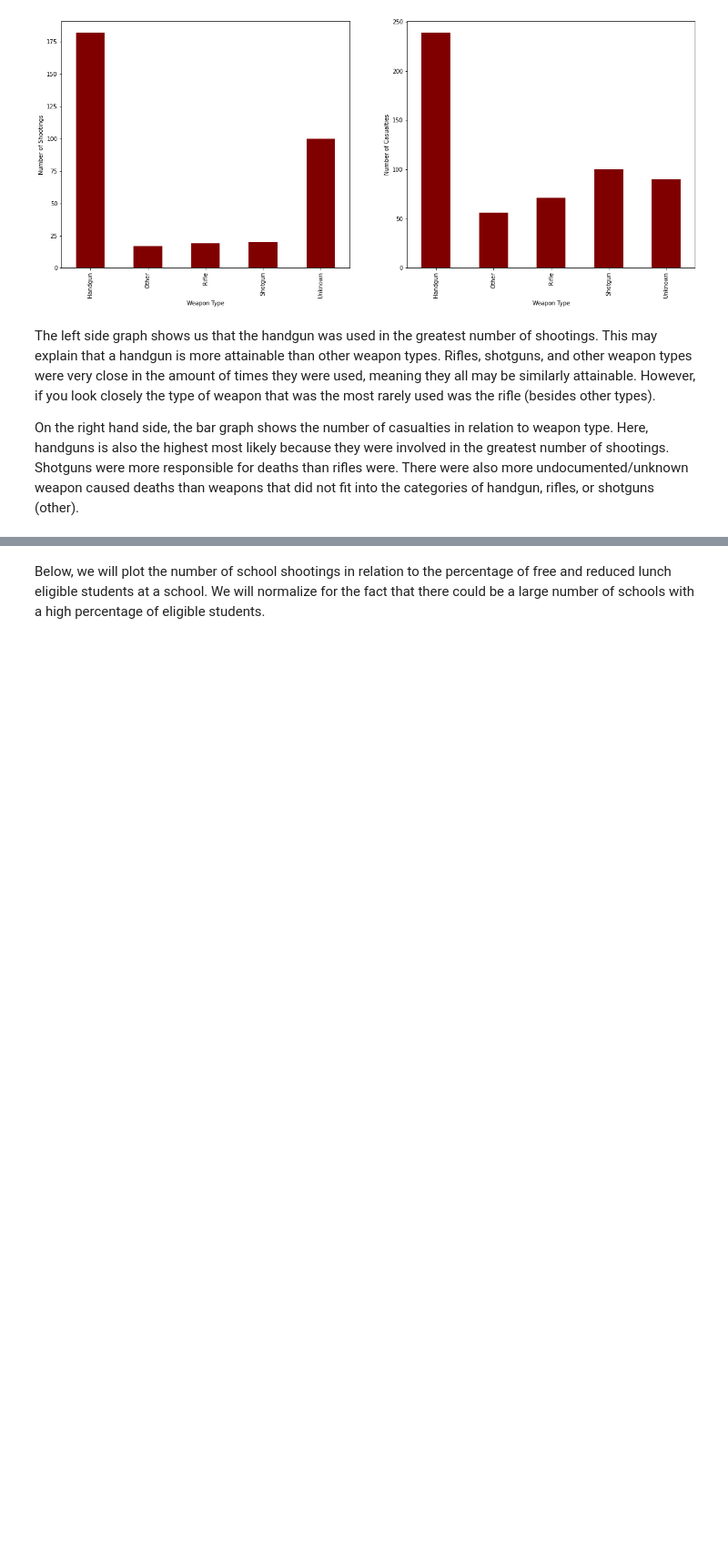
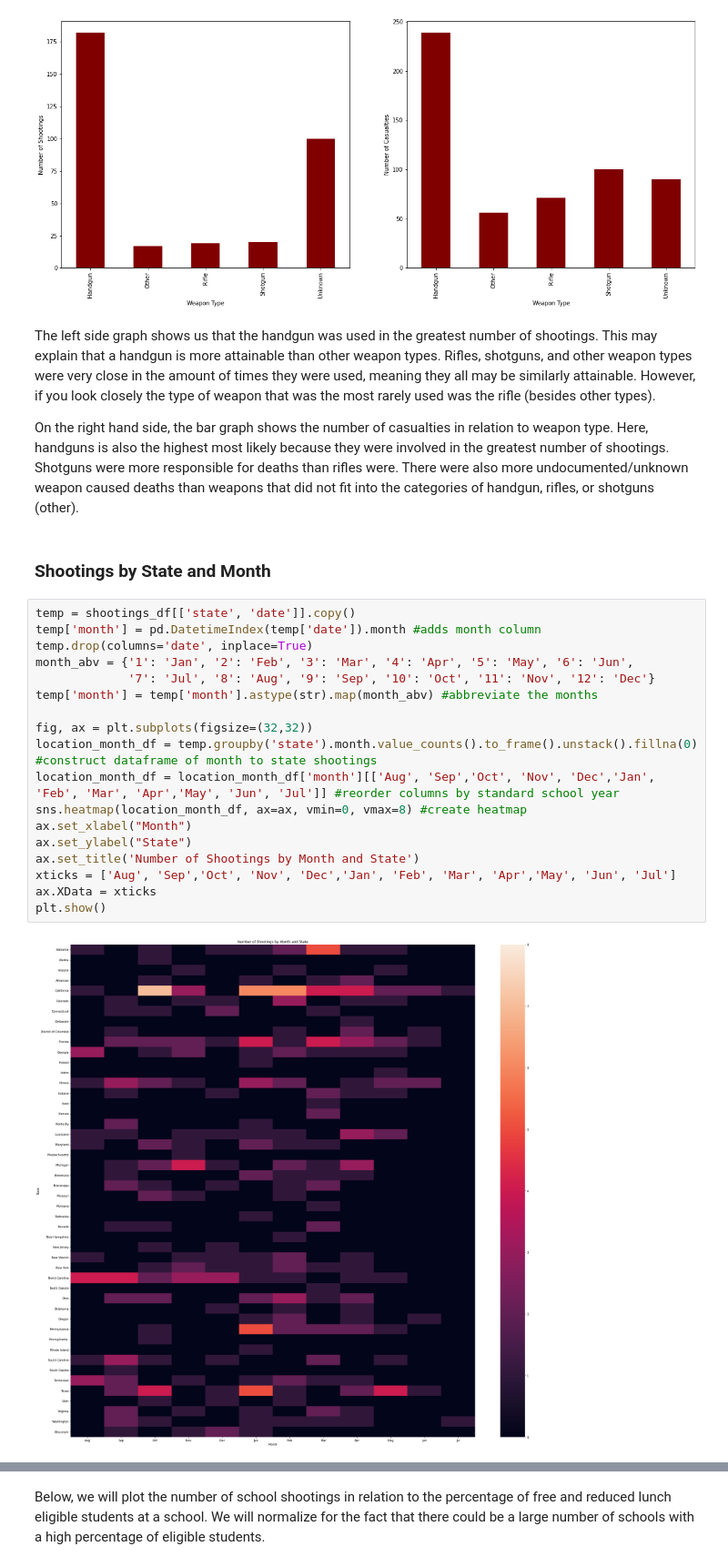
Before and after one commit to KaylaFortson/KaylaFortson.github.io, a Jupyter notebook: notebooks/Milestone_2.ipynb, the cells around one changed output, grey strips where cells are left out. Shown: that part at 91% size. Saved outputs shown, nothing was run; the diff lists cells and outputs as text; blank space fills up the shorter version.

```diff
--- a/notebooks/Milestone_2.ipynb
+++ b/notebooks/Milestone_2.ipynb
@@ -338,3 +340,25 @@ weapons.groupby("weapon").sum().plot.bar(ylabel="Number of Casualties", xlabel="
 The left side graph shows us that the handgun was used in the greatest number of shootings. This may explain that a handgun is more attainable than other weapon types. Rifles, shotguns, and other weapon types were very close in the amount of times they were used, meaning they all may be similarly attainable. However, if you look closely the type of weapon that was the most rarely used was the rifle (besides other types).
 
 On the right hand side, the bar graph shows the number of casualties in relation to weapon type. Here, handguns is also the highest most likely because they were involved in the greatest number of shootings. Shotguns were more responsible for deaths than rifles were. There were also more undocumented/unknown weapon caused deaths than weapons that did not fit into the categories of handgun, rifles, or shotguns (other).
+# %% [markdown]
+### Shootings by State and Month
+# %%
+temp = shootings_df[['state', 'date']].copy()
+temp['month'] = pd.DatetimeIndex(temp['date']).month #adds month column
+temp.drop(columns='date', inplace=True)
+month_abv = {'1': 'Jan', '2': 'Feb', '3': 'Mar', '4': 'Apr', '5': 'May', '6': 'Jun',
+             '7': 'Jul', '8': 'Aug', '9': 'Sep', '10': 'Oct', '11': 'Nov', '12': 'Dec'}
+temp['month'] = temp['month'].astype(str).map(month_abv) #abbreviate the months
+
+fig, ax = plt.subplots(figsize=(32,32))
+location_month_df = temp.groupby('state').month.value_counts().to_frame().unstack().fillna(0) #construct dataframe of month to state shootings
+location_month_df = location_month_df['month'][['Aug', 'Sep','Oct', 'Nov', 'Dec','Jan', 'Feb', 'Mar', 'Apr','May', 'Jun', 'Jul']] #reorder columns by standard school year
+sns.heatmap(location_month_df, ax=ax, vmin=0, vmax=8) #create heatmap
+ax.set_xlabel("Month")
+ax.set_ylabel("State")
+ax.set_title('Number of Shootings by Month and State')
+xticks = ['Aug', 'Sep','Oct', 'Nov', 'Dec','Jan', 'Feb', 'Mar', 'Apr','May', 'Jun', 'Jul']
+ax.XData = xticks
+plt.show()
+# %% [output]
+[figure, added]
```
Also changed, not shown: parts of 14 cells of this notebook, 1 other file.
